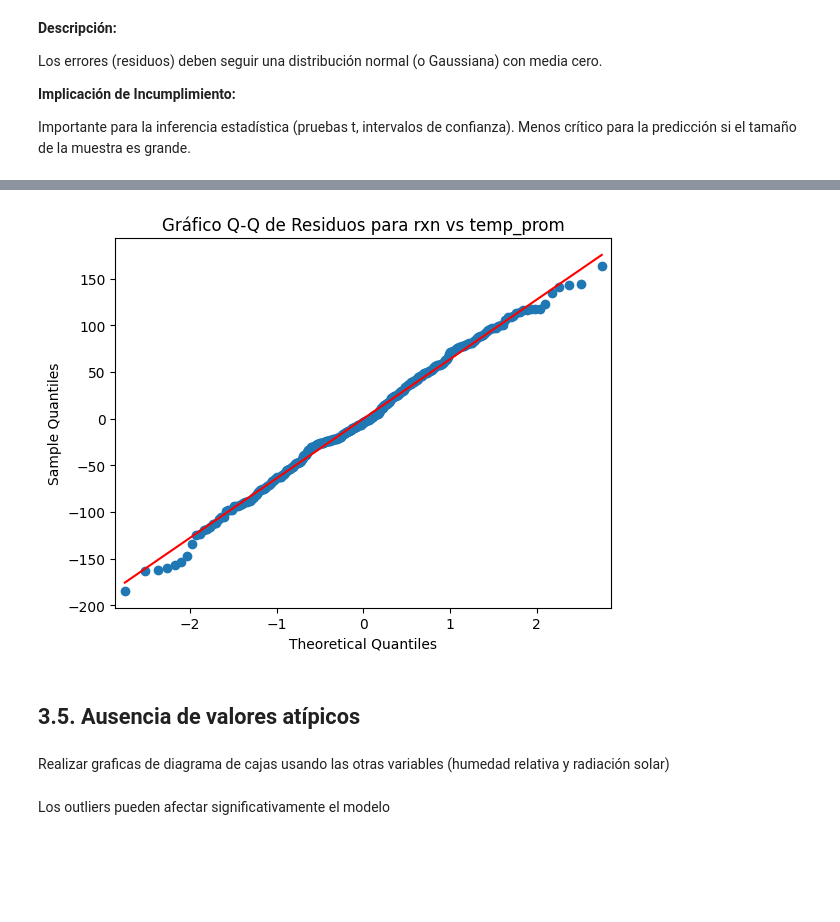
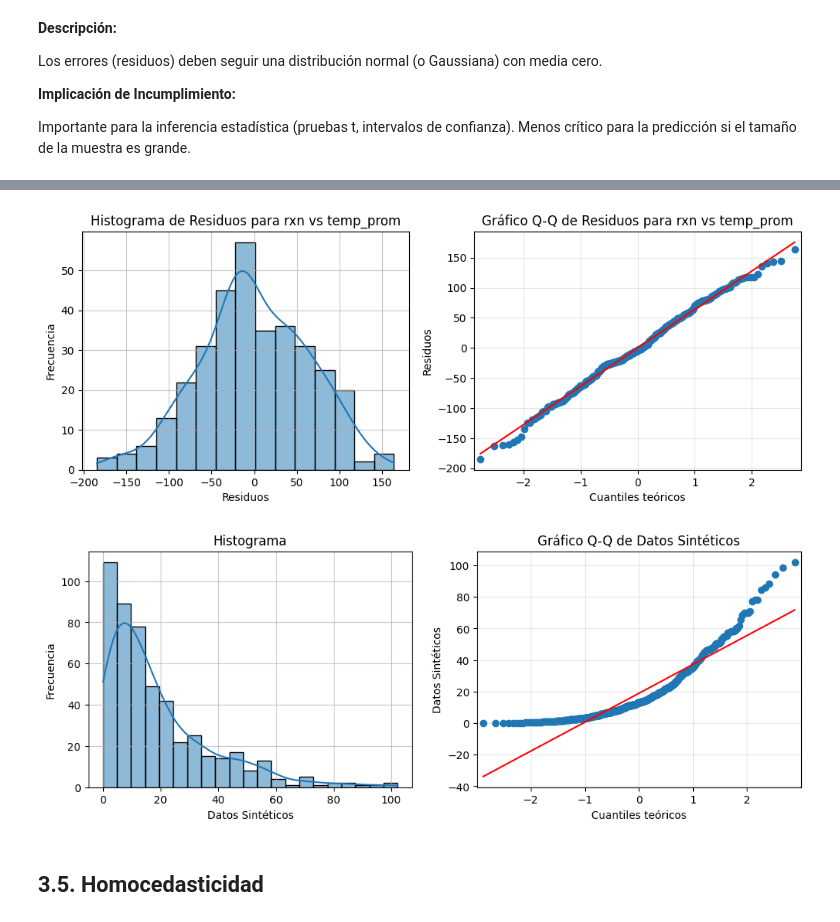
Before and after one commit to vrrp/sachabook_modulo1, a Jupyter notebook: _build/html/_sources/docs/sesion5-estadistica_inferencial.ipynb, the cells around one changed output, grey strips where cells are left out. Saved outputs shown, nothing was run; the diff lists cells and outputs as text; code cells hidden in the pictures; blank space fills up the shorter version.

Commit message:
finished lineal regresion model (chapter III)

```diff
--- a/_build/html/_sources/docs/sesion5-estadistica_inferencial.ipynb
+++ b/_build/html/_sources/docs/sesion5-estadistica_inferencial.ipynb
@@ -294,4 +294,4 @@ def pruebaHipotesis_durbinWatson(resultado):
     print("Estadístico Durbin-Watson entre 1.5 y 2.5: autocorrelación no significativa.")
 # %%
 # Fit a simple linear regression model
-modelo_rxn_temp = smf.ols('rxn ~ temp_prom', data=df_excel).fit()
+modelo_rxn_temp = smf.ols('rxn_solar ~ temp_aire', data=df_excel).fit()
@@ -508,7 +375,24 @@ plt.show()
-# %%
-# Create a Q-Q plot of the residuals
-sm.qqplot(modelo_rxn_temp.resid, line='s')
-plt.title("Gráfico Q-Q de Residuos para rxn vs temp_prom")
-plt.show()
-# %% [output]
-[figure, removed]
+# %%
+# Crear gráficos
+fig, axes = plt.subplots(nrows=1, ncols=2, figsize=(12, 4))
+fig.subplots_adjust(hspace=0.06)
+
+# Gráfico 1: Datos observados y recta ajustada
+sns.histplot(modelo_rxn_temp.resid, kde=True, ax=axes[0])
+axes[0].set_xlabel('Residuos')
+axes[0].set_ylabel('Frecuencia')
+axes[0].set_title("Histograma de Residuos para rxn vs temp_prom")
+axes[0].grid(alpha=0.7)
+
+# Gráfico 2: Residuos
+sm.qqplot(modelo_rxn_temp.resid, line='s', ax=axes[1])
+axes[1].set_xlabel('Cuantiles teóricos')
+axes[1].set_ylabel('Residuos')
+axes[1].set_title("Gráfico Q-Q de Residuos para rxn vs temp_prom")
+axes[1].grid(alpha=0.3)
+
+# Ajustar diseño y mostrar
+#plt.tight_layout()
+plt.show()
+# %% [output]
+[figure, added]
@@ -515,6 +401,26 @@ plt.show()
+# %%
+# Crear gráficos
+fig, axes = plt.subplots(nrows=1, ncols=2, figsize=(12, 4))
+fig.subplots_adjust(hspace=0.06)
+
+# Gráfico 1: Datos observados y recta ajustada
+sns.histplot(datos_no_normal, kde=True, ax=axes[0])
+axes[0].set_xlabel('Datos Sintéticos')
+axes[0].set_ylabel('Frecuencia')
+axes[0].set_title("Histograma")
+axes[0].grid(alpha=0.7)
+
+# Gráfico 2: Residuos
+sm.qqplot(datos_no_normal, line='s', ax=axes[1])
+axes[1].set_xlabel('Cuantiles teóricos')
+axes[1].set_ylabel('Datos Sintéticos')
+axes[1].set_title("Gráfico Q-Q de Datos Sintéticos")
+axes[1].grid(alpha=0.3)
+
+# Ajustar diseño y mostrar
+#plt.tight_layout()
+plt.show()
+# %% [output]
+[figure, added]
 # %% [markdown]
-## 3.5. Ausencia de valores atípicos
+## 3.5. Homocedasticidad
-# %% [markdown]
-Realizar graficas de diagrama de cajas usando las otras variables (humedad relativa y radiación solar)
-# %% [markdown]
-Los outliers pueden afectar significativamente el modelo
```
Also changed, not shown: parts of 31 cells of this notebook, 21 other files.
